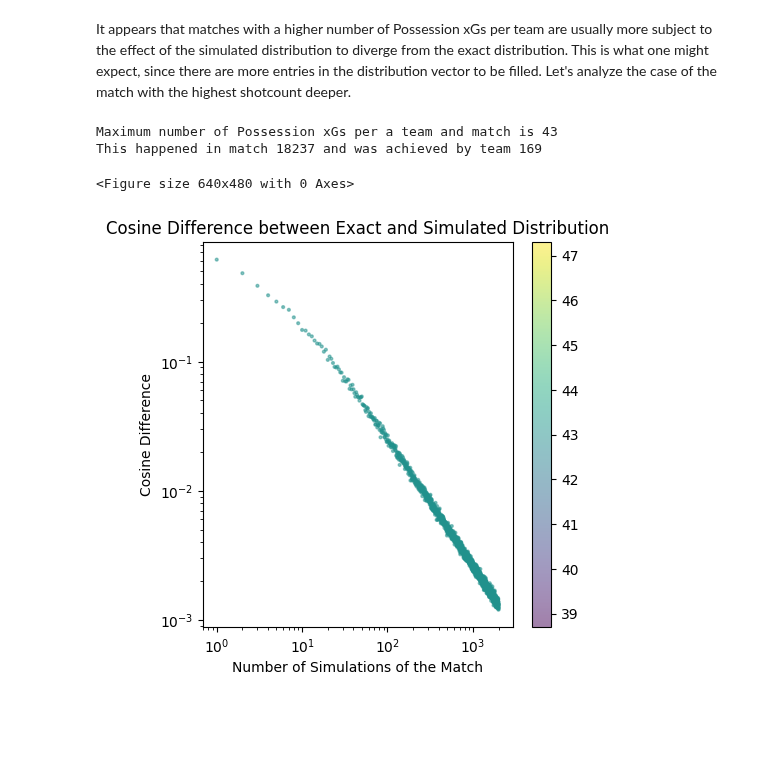
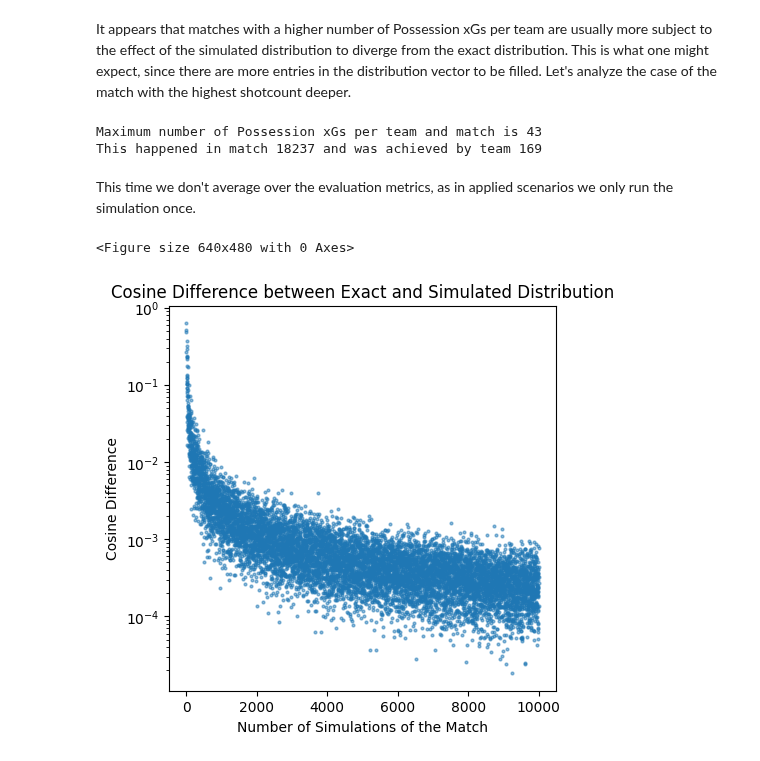
Before and after one commit to StrikerBadger/bachelor-thesis, a Jupyter notebook: simulation_analysis.ipynb, the cells around one changed output. Drawn from its saved outputs; the diff is of its cells as text; code cells hidden in the pictures; blank space fills up the shorter version.

```diff
--- a/simulation_analysis.ipynb
+++ b/simulation_analysis.ipynb
@@ -133,57 +132,44 @@ plt.show()
 It appears that matches with a higher number of Possession xGs per team are usually more subject to the effect of the simulated distribution to diverge from the exact distribution. This is what one might expect, since there are more entries in the distribution vector to be filled. Let's analyze the case of the match with the highest shotcount deeper.
 # %%
 # Get the Possession xGs of the match with the highest shot count
-max_xg_count_grouping = xg_df.groupby('match_id').apply(lambda df: df.groupby('team_id')['team_id'].count(), include_groups=False)
-print(f'Maximum number of Possession xGs per a team and match is {max_xg_count_grouping.max()}')
+max_xg_count_grouping = xg_df.groupby('match_id').apply(lambda df: df.groupby('team_id')['team_id'].count())
+print(f'Maximum number of Possession xGs per team and match is {max_xg_count_grouping.max()}')
 match_id, team_id = max_xg_count_grouping[max_xg_count_grouping == max_xg_count_grouping.max()].index[0]
 print(f'This happened in match {match_id} and was achieved by team {team_id}')
 p_is = xg_df[(xg_df['match_id'] == match_id) & (xg_df['team_id'] == team_id)]['possession_xg'].to_list()
 # %% [output]
-Maximum number of Possession xGs per a team and match is 43
+Maximum number of Possession xGs per team and match is 43
 This happened in match 18237 and was achieved by team 169
+# %% [markdown]
+This time we don't average over the evaluation metrics, as in applied scenarios we only run the simulation once.
 # %%
 # Now run the simulation analysis again on this match
-N = 2000 # Maximum number of simulations
-REPEAT = 150 # Number of runs for a single match
+N = 10000 # Maximum number of simulations
 cosine_similarities = []
 max_abs_diffs = []
 jensen_shannon_divergences = []
 kl_divergences = []
-number_of_xgs = []
-simulation_times = []
+number_of_xgs = [len(p_is)] * N
 for i in tqdm(range(1, N+1)):
     number_of_xgs.append(len(p_is))
     exact_distribution = np.array(dp(p_is))
-    simulated_distributions = []
-    for _ in range(REPEAT):
-        simulated_distributions.append(np.array(simulation(p_is, i)))
-    cos_agg = np.zeros(REPEAT)
-    max_abs_agg = np.zeros(REPEAT)
-    jens_shan_agg = np.zeros(REPEAT)
-    kldiv_agg = np.zeros(REPEAT)
-    for i, sim_distribution in enumerate(simulated_distributions):
-        cos_agg[i] = scipy.spatial.distance.cosine(exact_distribution, sim_distribution)
-        max_abs_agg[i] = np.max(np.absolute(exact_distribution - sim_distribution))
-        jens_shan_agg[i] = scipy.spatial.distance.jensenshannon(exact_distribution, sim_distribution)
-        kldiv_agg[i] = kl_divergence(exact_distribution, sim_distribution)
-    kl_divergences.append(np.average(kldiv_agg))
-    cosine_similarities.append(np.average(cos_agg))
-    max_abs_diffs.append(np.average(max_abs_agg))
-    jensen_shannon_divergences.append(np.average(jens_shan_agg))
+    simulated_distribution = np.array(simulation(p_is, i))
+    cosine_similarities.append(scipy.spatial.distance.cosine(exact_distribution, simulated_distribution))
+    max_abs_diffs.append(np.max(np.absolute(exact_distribution - simulated_distribution)))
+    jensen_shannon_divergences.append(scipy.spatial.distance.jensenshannon(exact_distribution, simulated_distribution))
+    kl_divergences.append(kl_divergence(exact_distribution, simulated_distribution))
 # %%
 plt.clf()
 plt.figure(figsize=(5, 5))
 plt.yscale('log')
-plt.xscale('log')
-plt.scatter(range(1, N+1), cosine_similarities, c=number_of_xgs, s=4, alpha=0.5)
-plt.colorbar()
+plt.scatter(range(1, N+1), cosine_similarities, s=4, alpha=0.5)
 plt.title('Cosine Difference between Exact and Simulated Distribution')
 plt.xlabel('Number of Simulations of the Match')
 plt.ylabel('Cosine Difference')
 plt.show()
 # %% [output]
 <Figure size 640x480 with 0 Axes>
-[figure, old version]
+[figure, new version]
 # %%
 plt.clf()
 plt.figure(figsize=(5, 5))
```
Also changed, not shown: parts of 8 cells of this notebook, 1 other file.
